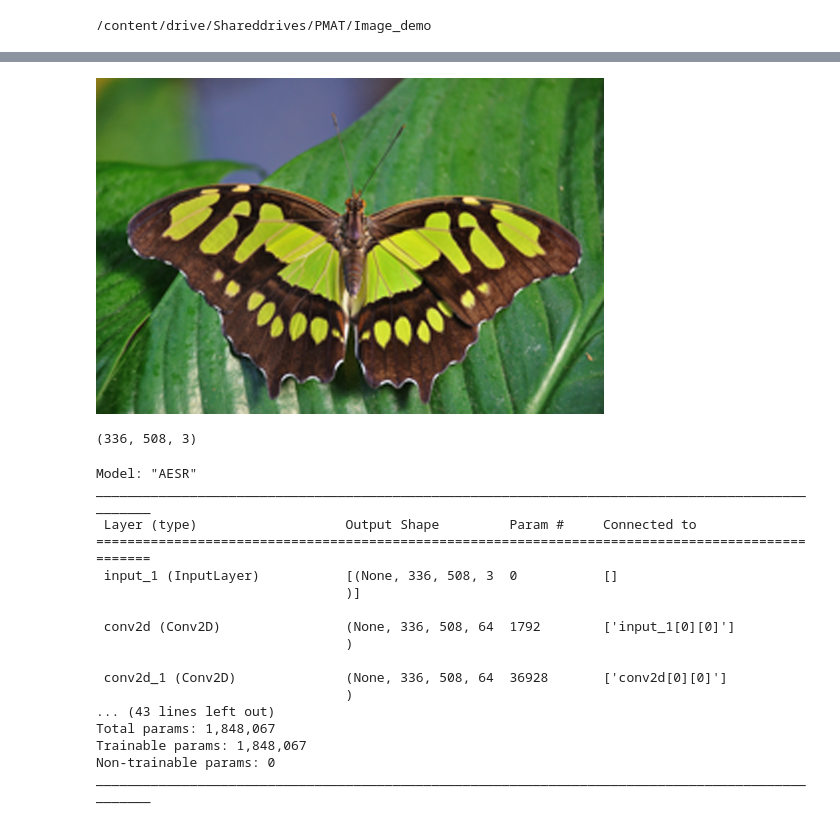
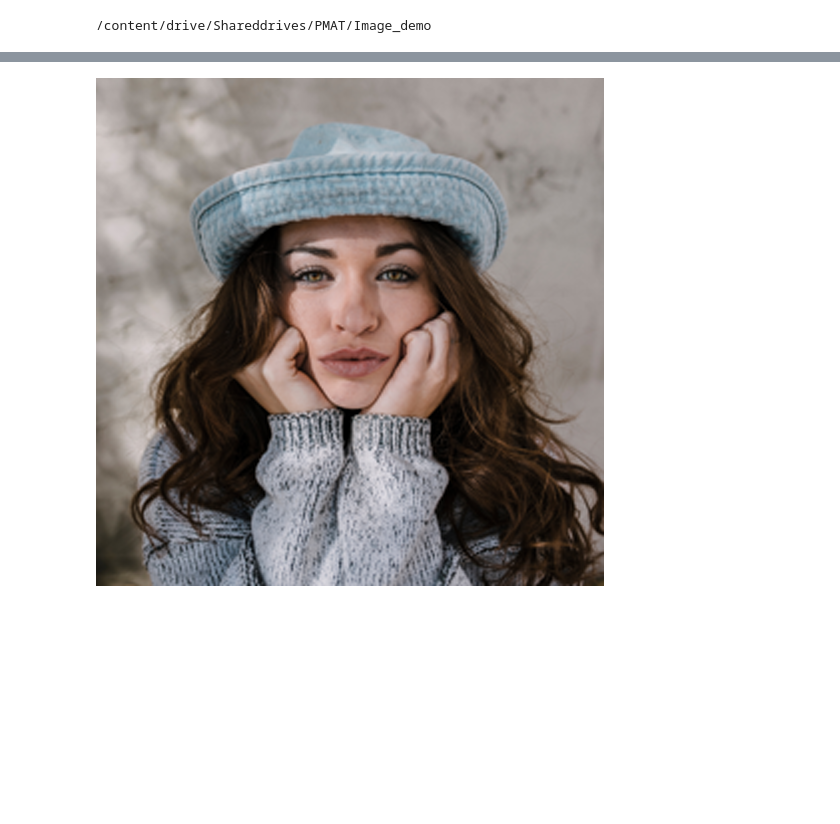
Before and after one commit to pmatuan/Image-Super-Resolution, a Jupyter notebook: Code/Compare.ipynb, the cells around one changed output, grey strips where cells are left out. Cells and saved outputs as stored; diff of their text form; code cells hidden in the pictures; blank space fills up the shorter version.

```diff
--- a/Code/Compare.ipynb
+++ b/Code/Compare.ipynb
@@ -221,14 +252,9 @@ srcnn.evaluate(val_data_generator)
 # %%
-import math
 hr = cv2.imread('0829.png')
-lr = cv2.imread('0829x8.png')
+lr = cv2.imread('0855x8.png')
 h = math.floor((lr.shape[1]*2)/4)*4
 w = math.floor((lr.shape[0]*2)/4)*4
 img= cv2.resize(lr, (h,w),interpolation=cv2.INTER_CUBIC )
 cv2_imshow(img)
 # %% [output]
-[figure, old version]
+[figure, new version]
-# %%
-img.shape
-# %% [output]
-(336, 508, 3)
@@ -244,20 +260,0 @@ model_srcnn.load_weights('/content/drive/Shareddrives/PMAT/weights/srcnn_tuan.h5
-# %%
-model_AE.summary()
-# %% [output]
-Model: "AESR"
-__________________________________________________________________________________________________
- Layer (type)                   Output Shape         Param #     Connected to
-==================================================================================================
- input_1 (InputLayer)           [(None, 336, 508, 3  0           []
-                                )]
-
- conv2d (Conv2D)                (None, 336, 508, 64  1792        ['input_1[0][0]']
-                                )
-
- conv2d_1 (Conv2D)              (None, 336, 508, 64  36928       ['conv2d[0][0]']
-                                )
-... (43 lines left out)
-Total params: 1,848,067
-Trainable params: 1,848,067
-Non-trainable params: 0
-__________________________________________________________________________________________________
```
Also changed, not shown: parts of 34 cells of this notebook, 7 other files.
